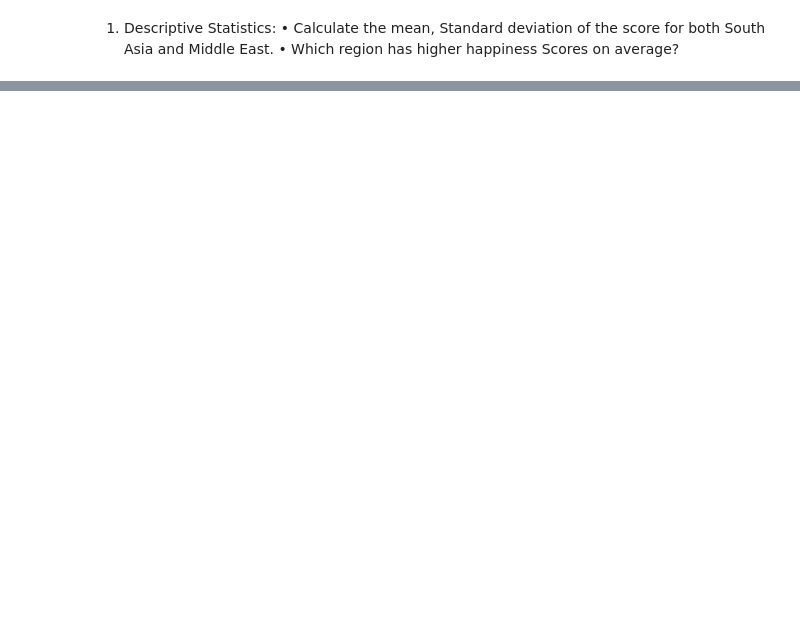
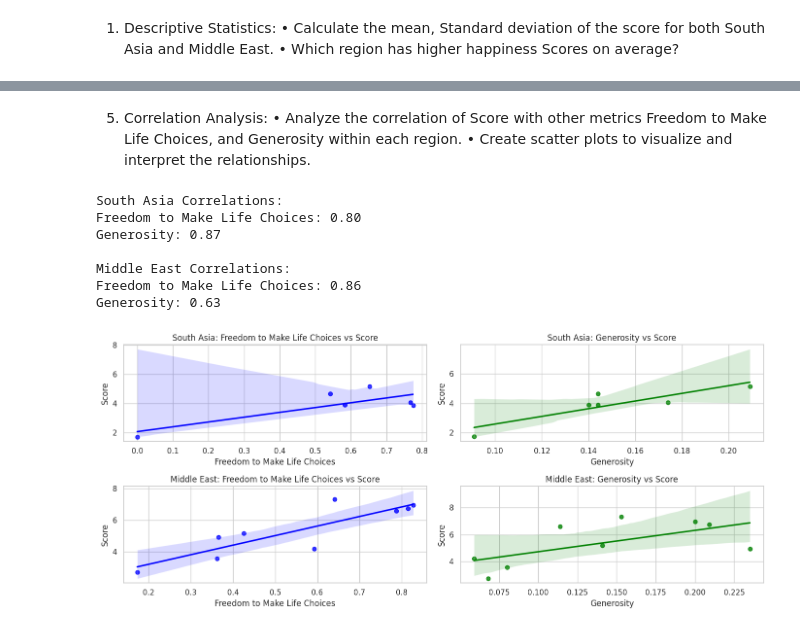
Before and after one commit to Aadityach/L5CG1_Aaditya_2414024, a Jupyter notebook: 2414024_AadityaChaudharyTharu.ipynb, the cells around one changed output, grey strips where cells are left out. Saved outputs shown, nothing was run; the diff lists cells and outputs as text; code cells hidden in the pictures; blank space fills up the shorter version.

```diff
--- a/2414024_AadityaChaudharyTharu.ipynb
+++ b/2414024_AadityaChaudharyTharu.ipynb
@@ -881,0 +881,63 @@ NameError: name 'south_asian_df' is not defined
+# %% [markdown]
+5. Correlation Analysis:
+• Analyze the correlation of Score with other metrics Freedom to Make Life Choices, and
+Generosity within each region.
+• Create scatter plots to visualize and interpret the relationships.
+# %%
+# Calculate correlation of 'score' with 'Freedom to Make Life Choices' and 'Generosity' for both regions
+sac_corr_freedom = sac_dataset['score'].corr(sac_dataset['Freedom to make life choices'])
+sac_corr_generosity = sac_dataset['score'].corr(sac_dataset['Generosity'])
+
+mec_corr_freedom = mec_dataset['score'].corr(mec_dataset['Freedom to make life choices'])
+mec_corr_generosity = mec_dataset['score'].corr(mec_dataset['Generosity'])
+
+print("South Asia Correlations:")
+print(f"Freedom to Make Life Choices: {sac_corr_freedom:.2f}")
+print(f"Generosity: {sac_corr_generosity:.2f}")
+
+print("\nMiddle East Correlations:")
+print(f"Freedom to Make Life Choices: {mec_corr_freedom:.2f}")
+print(f"Generosity: {mec_corr_generosity:.2f}")
+
+# Create scatter plots with trendlines
+plt.figure(figsize=(14, 6))
+
+# South Asia - Freedom to Make Life Choices vs Score
+plt.subplot(2, 2, 1)
+sns.regplot(x='Freedom to make life choices', y='score', data=sac_dataset, color='blue')
+plt.title('South Asia: Freedom to Make Life Choices vs Score')
+plt.xlabel('Freedom to Make Life Choices')
+plt.ylabel('Score')
+
+# South Asia - Generosity vs Score
+plt.subplot(2, 2, 2)
+sns.regplot(x='Generosity', y='score', data=sac_dataset, color='green')
+plt.title('South Asia: Generosity vs Score')
+plt.xlabel('Generosity')
+plt.ylabel('Score')
+
+# Middle East - Freedom to Make Life Choices vs Score
+plt.subplot(2, 2, 3)
+sns.regplot(x='Freedom to make life choices', y='score', data=mec_dataset, color='blue')
+plt.title('Middle East: Freedom to Make Life Choices vs Score')
+plt.xlabel('Freedom to Make Life Choices')
+plt.ylabel('Score')
+
+# Middle East - Generosity vs Score
+plt.subplot(2, 2, 4)
+sns.regplot(x='Generosity', y='score', data=mec_dataset, color='green')
+plt.title('Middle East: Generosity vs Score')
+plt.xlabel('Generosity')
+plt.ylabel('Score')
+
+plt.tight_layout()
+plt.show()
+# %% [output]
+South Asia Correlations:
+Freedom to Make Life Choices: 0.80
+Generosity: 0.87
+
+Middle East Correlations:
+Freedom to Make Life Choices: 0.86
+Generosity: 0.63
+[figure, added]
```
Also changed, not shown: parts of 16 cells of this notebook.
